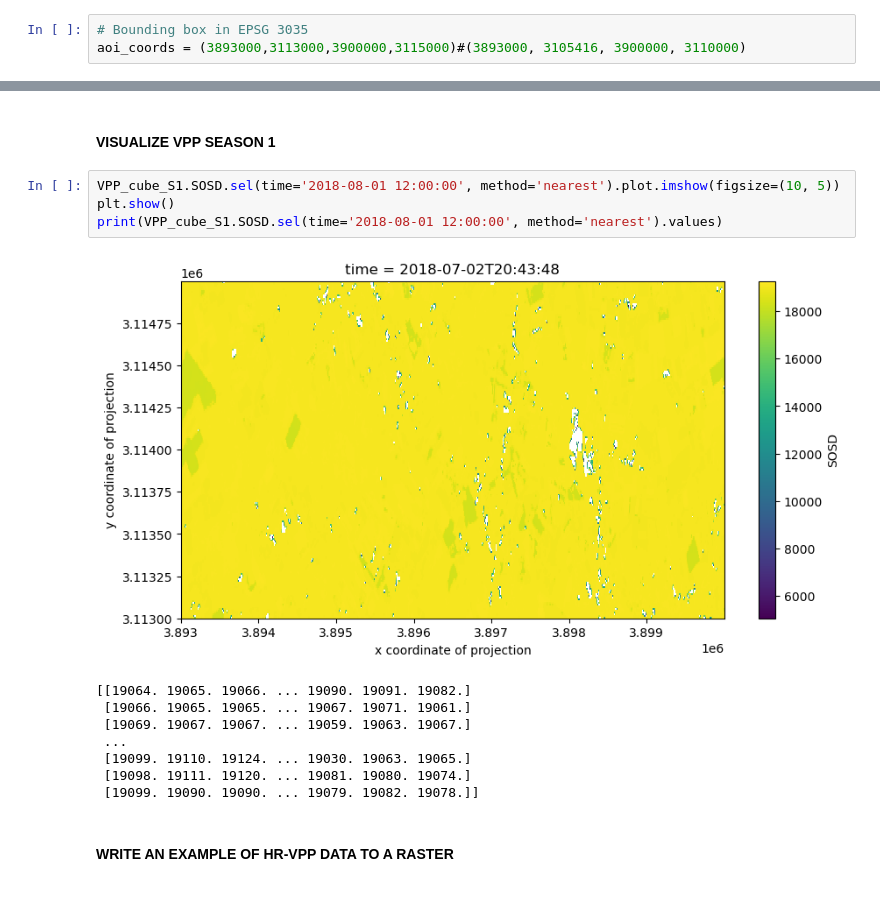
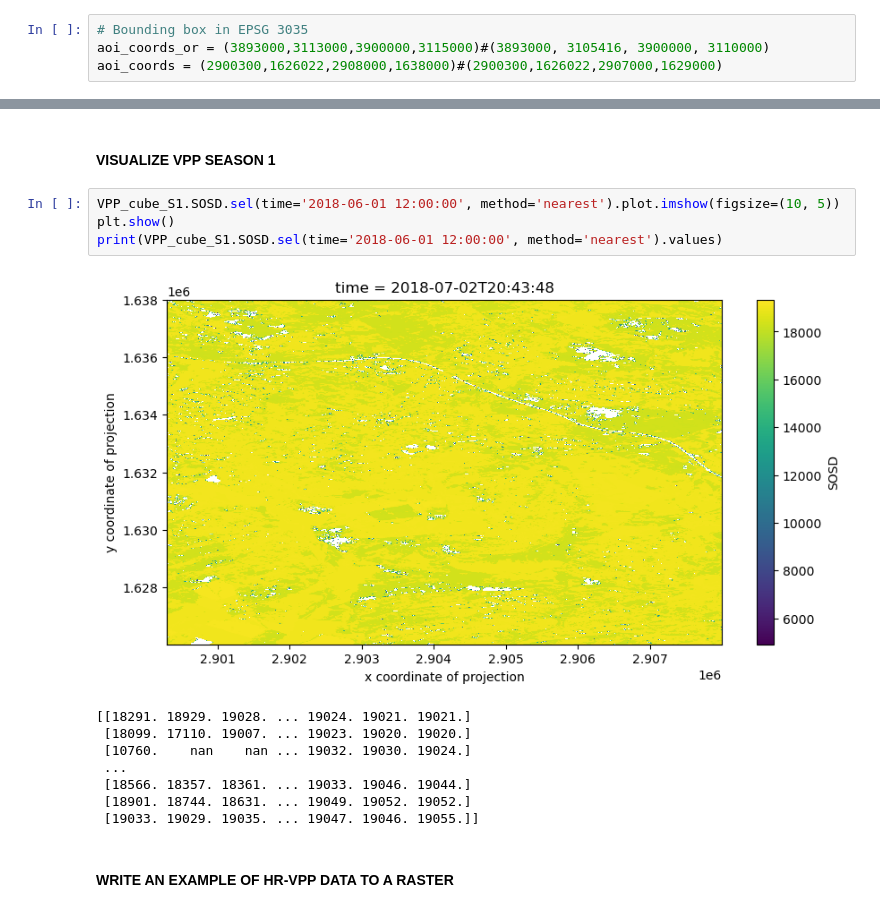
Before and after one commit to VITObelgium/HR-VPP-High-Resolution-Vegetation-Phenology-and-Productivity, a Jupyter notebook: scripts/usecases/notebooks/HR-VPP_drought_usecase.ipynb, the cells around one changed output, grey strips where cells are left out. Cells and saved outputs as stored; diff of their text form.

```diff
--- a/scripts/usecases/notebooks/HR-VPP_drought_usecase.ipynb
+++ b/scripts/usecases/notebooks/HR-VPP_drought_usecase.ipynb
@@ -100,4 +111,5 @@ The following environment variables are now available:
 Before comparing the two workflows, we will select an Area Of Interest (AOI) that will be used in both examples. The next cells define the bounding box of our AOI and plot it on an interactive map.
 # %%
 # Bounding box in EPSG 3035
-aoi_coords = (3893000,3113000,3900000,3115000)#(3893000, 3105416, 3900000, 3110000)
+aoi_coords_or = (3893000,3113000,3900000,3115000)#(3893000, 3105416, 3900000, 3110000)
+aoi_coords = (2900300,1626022,2908000,1638000)#(2900300,1626022,2907000,1629000)
@@ -1461,18 +964,18 @@ plt.show()
 # %% [markdown]
 #### VISUALIZE VPP SEASON 1
 # %%
-VPP_cube_S1.SOSD.sel(time='2018-08-01 12:00:00', method='nearest').plot.imshow(figsize=(10, 5))
+VPP_cube_S1.SOSD.sel(time='2018-06-01 12:00:00', method='nearest').plot.imshow(figsize=(10, 5))
 plt.show()
-print(VPP_cube_S1.SOSD.sel(time='2018-08-01 12:00:00', method='nearest').values)
+print(VPP_cube_S1.SOSD.sel(time='2018-06-01 12:00:00', method='nearest').values)
 # %% [output]
-[figure, old version]
+[figure, new version]
-[[19064. 19065. 19066. ... 19090. 19091. 19082.]
- [19066. 19065. 19065. ... 19067. 19071. 19061.]
- [19069. 19067. 19067. ... 19059. 19063. 19067.]
+[[18291. 18929. 19028. ... 19024. 19021. 19021.]
+ [18099. 17110. 19007. ... 19023. 19020. 19020.]
+ [10760.    nan    nan ... 19032. 19030. 19024.]
  ...
- [19099. 19110. 19124. ... 19030. 19063. 19065.]
- [19098. 19111. 19120. ... 19081. 19080. 19074.]
- [19099. 19090. 19090. ... 19079. 19082. 19078.]]
+ [18566. 18357. 18361. ... 19033. 19046. 19044.]
+ [18901. 18744. 18631. ... 19049. 19052. 19052.]
+ [19033. 19029. 19035. ... 19047. 19046. 19055.]]
 # %% [markdown]
 #### WRITE AN EXAMPLE OF HR-VPP DATA TO A RASTER
 # %%
```
Also changed, not shown: parts of 70 cells of this notebook.
